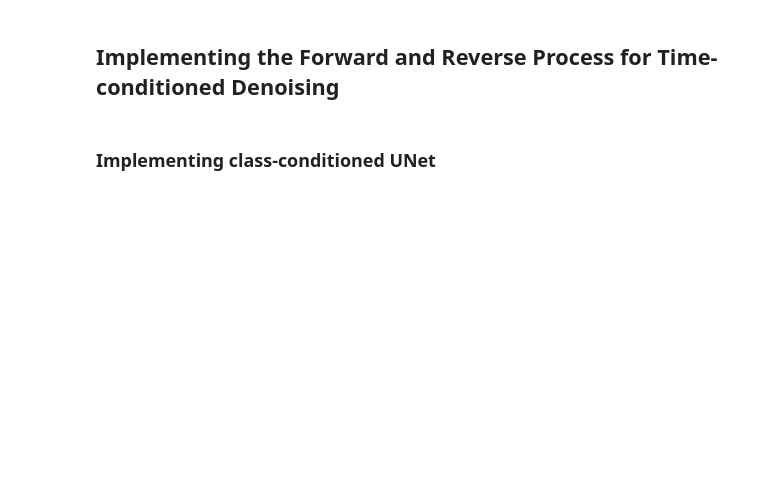
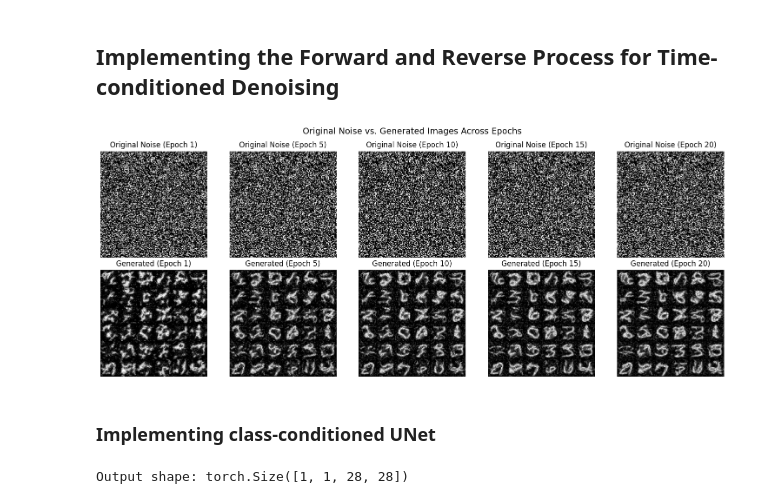
Before and after one commit to LIYunzhe1408/Flow-Matching, a Jupyter notebook: cs180_proj5b_flowmatching_starter.ipynb, the cells around one changed output. Saved outputs shown, nothing was run; the diff lists cells and outputs as text; code cells hidden in the pictures; blank space fills up the shorter version.

```diff
--- a/cs180_proj5b_flowmatching_starter.ipynb
+++ b/cs180_proj5b_flowmatching_starter.ipynb
@@ -1094,3 +1036,47 @@ class FlowMatching(nn.Module):
+# %%
+epochs_to_plot = [1, 5, 10, 15, 20]  # Epochs to visualize
+num_samples = 36  # Number of images per epoch
+
+# Load trained model
+device = torch.device("cuda" if torch.cuda.is_available() else "cpu")
+unet = TimeConditionalUNet(in_channels=1, num_classes=10, num_hiddens=64).to(device)
+flow_matching = FlowMatching(unet, num_ts=100)  # Wrap UNet in FlowMatching
+
+# Generate pure Gaussian noise
+torch.manual_seed(2)
+x_0 = torch.randn((num_samples, 1, 28, 28), device=device).cpu().numpy()
+
+num_rows = 2
+num_cols = len(epochs_to_plot)
+fig, axes = plt.subplots(num_rows, num_cols, figsize=(15, 6))
+
+# Original Noise (same for all epochs)
+for i in range(num_cols):
+    grid_noise = np.vstack([np.hstack(x_0[j * 6:(j + 1) * 6, 0]) for j in range(6)])  # Arrange noise in a grid
+    axes[0, i].imshow(grid_noise, cmap="gray", vmin=0, vmax=1)
+    axes[0, i].set_title(f"Original Noise (Epoch {epochs_to_plot[i]})")
+    axes[0, i].axis("off")
+
+# Generated Images at Different Epochs
+for i, epoch in enumerate(epochs_to_plot):
+    checkpoint_path = os.path.join("./checkpoints_time_unet", f"unet_epoch_{epoch}.pth")
+
+    unet.load_state_dict(torch.load(checkpoint_path, map_location=device))
+    unet.eval()
+
+    generated_images = flow_matching.sample(img_wh=(28, 28), seed=2).cpu().numpy()
+
+    # Arrange generated images in a grid
+    grid_image = np.vstack([np.hstack(generated_images[j * 6:(j + 1) * 6, 0]) for j in range(6)])
+    axes[1, i].imshow(grid_image, cmap="gray", vmin=0, vmax=1)
+    axes[1, i].set_title(f"Generated (Epoch {epoch})")
+    axes[1, i].axis("off")
+
+fig.suptitle("Original Noise vs. Generated Images Across Epochs", fontsize=14)
+plt.tight_layout()
+plt.show()
+# %% [output]
+[figure, added]
 # %% [markdown]
 ### Implementing class-conditioned UNet
 # %%
@@ -1209,3 +1377,28 @@ class FlowMatching(nn.Module):
         return fm_sample(
             self.unet, c, img_wh, self.num_ts, guidance_scale, seed
         )
+# %%
+import torch
+
+# Initialize model
+device = torch.device("cuda" if torch.cuda.is_available() else "cpu")
+model = ClassConditionalUNet(in_channels=1, num_classes=10, num_hiddens=64).to(device)
+
+# Generate a sample input (Batch size = 1, Grayscale image)
+sample_input = torch.randn(1, 1, 28, 28).to(device)
+
+# Example time conditioning at mid-point
+t = torch.tensor([0.5], dtype=torch.float32, device=device).view(1, -1)  # Reshape to (batch_size, 1)
+
+# Example class conditioning (One-hot vector for digit '3')
+#c = torch.zeros(1, 10, device=device)  # Initialize zero-vector
+#c[:, 3] = 1  # Set class '3' to 1
+c = torch.tensor([3], dtype=torch.int64, device=device) #Changed to index of class instead of one-hot vector
+
+# Run model
+output = model(sample_input, c, t)
+
+# Print output shape
+print("Output shape:", output.shape)  # Expected output: (1, 1, 28, 28)
+# %% [output]
+Output shape: torch.Size([1, 1, 28, 28])
```
Also changed, not shown: parts of 26 cells of this notebook.
